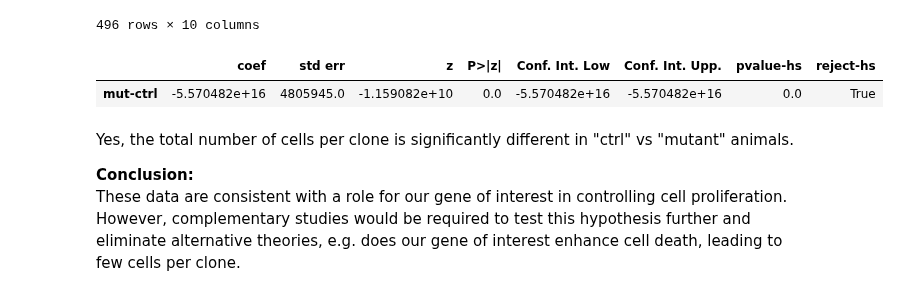
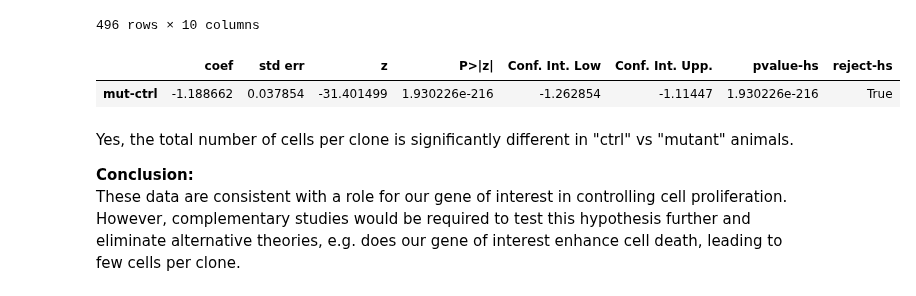
Before and after one commit to morriso1/clonedetective, a Jupyter notebook: 04_Tutorial_Downstream_Analysis_Python.ipynb, the cells around one changed output. Saved outputs shown, nothing was run; the diff lists cells and outputs as text; code cells hidden in the pictures.

```diff
--- a/04_Tutorial_Downstream_Analysis_Python.ipynb
+++ b/04_Tutorial_Downstream_Analysis_Python.ipynb
@@ -158,11 +158,11 @@ count_df
 | 495 | a2g13p3 | 7 | IC | mut | 1 | 0 | 0 | 0 | 0 | 1 |
 496 rows × 10 columns
 # %%
-glm_bin = glm("total ~ genotype", data=count_df_inside, family=sm.families.Binomial()).fit()
-glm_bin.t_test_pairwise('genotype').result_frame.round()
+glm_pois = glm("total ~ genotype", data=count_df_inside, family=sm.families.Poisson()).fit()
+glm_pois.t_test_pairwise('genotype').result_frame
 # %% [output]
 |  | coef | std err | z | P>|z| | Conf. Int. Low | Conf. Int. Upp. | pvalue-hs | reject-hs |
-| mut-ctrl | -5.570482e+16 | 4805945.0 | -1.159082e+10 | 0.0 | -5.570482e+16 | -5.570482e+16 | 0.0 | True |
+| mut-ctrl | -1.188662 | 0.037854 | -31.401499 | 1.930226e-216 | -1.262854 | -1.11447 | 1.930226e-216 | True |
 # %% [markdown]
 Yes, the total number of cells per clone is significantly different in "ctrl" vs "mutant" animals.
 
```
Also changed, not shown: parts of 6 cells of this notebook, 3 other files.
